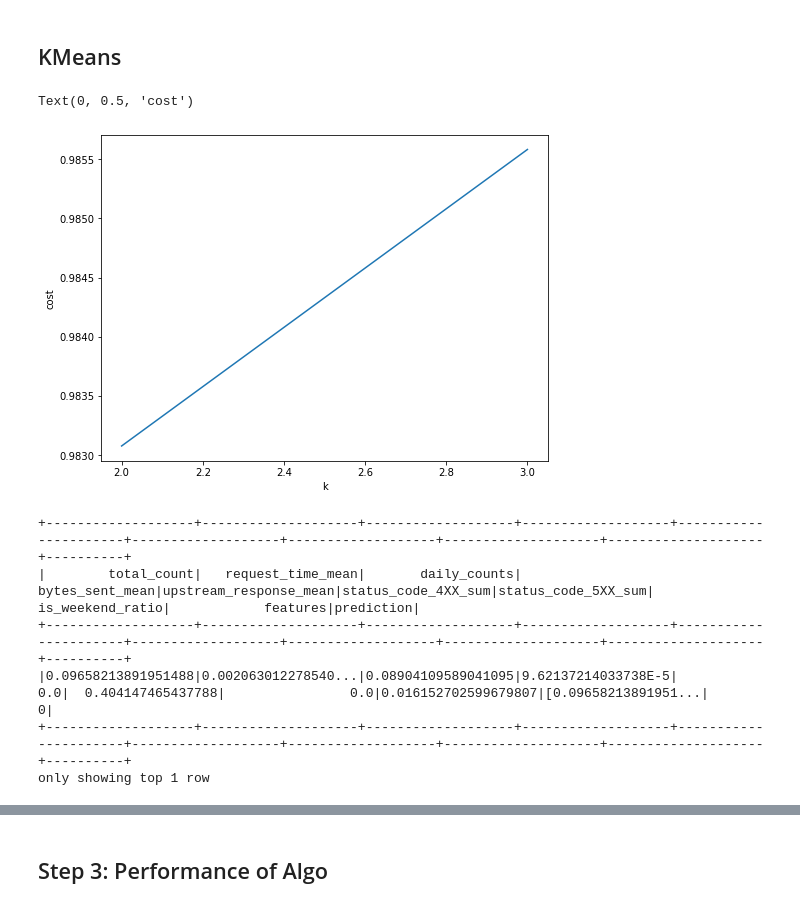
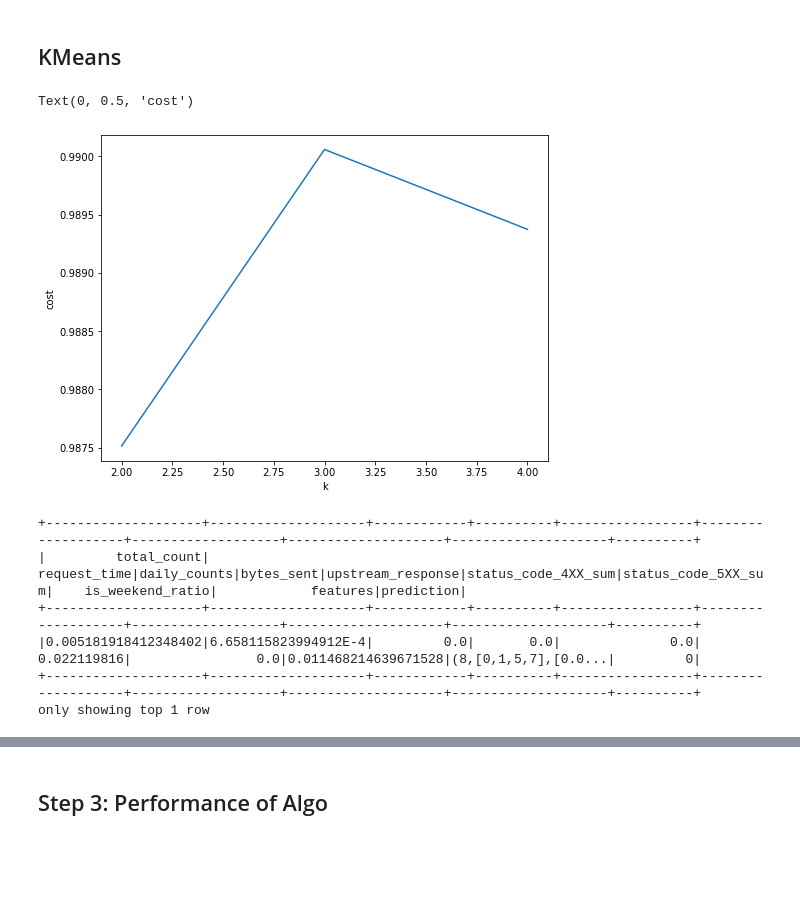
Before and after one commit to mblaster00/Data-Pipeline-For-Anomalies-Detection, a Jupyter notebook: Model_Anomalies_Detection_Based_On_Nginx_AccessLog.ipynb, the cells around one changed output, grey strips where cells are left out. Drawn from its saved outputs; the diff is of its cells as text; code cells hidden in the pictures; blank space fills up the shorter version.

Commit message:
good model

```diff
--- a/Model_Anomalies_Detection_Based_On_Nginx_AccessLog.ipynb
+++ b/Model_Anomalies_Detection_Based_On_Nginx_AccessLog.ipynb
@@ -699,7 +738,7 @@ der_accesslog_es = spark.read.format("es") \
     .option("es.net.http.auth.pass", "ianwY00bkcKt13TfJvd6" ) \
     .load("der_accesslog")
 # %%
-der_accesslog_es = der_accesslog
+# der_accesslog_es = der_accesslog
 der_accesslog_es.printSchema()
 # %% [output]
 root
@@ -738,7 +779,7 @@ def best_params(i):
     silhouette_score.append(score)
     print("Silhouette Score:",score)
 # %%
-num_features = ['total_count', 'request_time_mean', 'daily_counts', 'bytes_sent_mean', 'upstream_response_mean',
+num_features = ['total_count', 'request_time', 'daily_counts', 'bytes_sent', 'upstream_response',
                 'status_code_4XX_sum', 'status_code_5XX_sum','is_weekend_ratio']
 assembler = VectorAssembler(inputCols=num_features, outputCol="features")
 
@@ -746,7 +787,7 @@ silhouette_score=[]
 evaluator = ClusteringEvaluator(predictionCol='prediction', featuresCol='features', \
                                 metricName='silhouette', distanceMeasure='squaredEuclidean')
 
-for i in range(2,4):
+for i in range(2,5):
     kmeans = KMeans().setK(i).setSeed(2)
     pipeline = Pipeline(stages=[assembler, kmeans])
     model = pipeline.fit(der_accesslog_es)
@@ -756,29 +797,29 @@ for i in range(2,4):
 # %%
 #Visualizing the silhouette scores in a plot
 fig, ax = plt.subplots(1,1, figsize =(8,6))
-ax.plot(range(2,4),silhouette_score)
+ax.plot(range(2,5),silhouette_score)
 ax.set_xlabel('k')
 ax.set_ylabel('cost')
 # %% [output]
 Text(0, 0.5, 'cost')
-[figure, old version]
+[figure, new version]
 # %%
 # Trains a k-means model.
 kmeans = KMeans().setK(2).setSeed(2)
 pipeline = Pipeline(stages=[assembler, kmeans])
 model = pipeline.fit(der_accesslog_es)
 
-model_kmean = model.transform(der_accesslog_es.select('total_count', 'request_time_mean', 'daily_counts',
-                                                      'bytes_sent_mean', 'upstream_response_mean',
+model_kmean = model.transform(der_accesslog_es.select('total_count', 'request_time', 'daily_counts',
+                                                      'bytes_sent', 'upstream_response',
                                                       'status_code_4XX_sum', 'status_code_5XX_sum',
                                                       'is_weekend_ratio'))
 model_kmean.show(1)
 # %% [output]
-+-------------------+--------------------+-------------------+-------------------+----------------------+-------------------+-------------------+--------------------+--------------------+----------+
-|        total_count|   request_time_mean|       daily_counts|    bytes_sent_mean|upstream_response_mean|status_code_4XX_sum|status_code_5XX_sum|    is_weekend_ratio|            features|prediction|
-+-------------------+--------------------+-------------------+-------------------+----------------------+-------------------+-------------------+--------------------+--------------------+----------+
-|0.09658213891951488|0.002063012278540...|0.08904109589041095|9.62137214033738E-5|                   0.0|  0.404147465437788|                0.0|0.016152702599679807|[0.09658213891951...|         0|
-+-------------------+--------------------+-------------------+-------------------+----------------------+-------------------+-------------------+--------------------+--------------------+----------+
++--------------------+--------------------+------------+----------+-----------------+-------------------+-------------------+--------------------+--------------------+----------+
+|         total_count|        request_time|daily_counts|bytes_sent|upstream_response|status_code_4XX_sum|status_code_5XX_sum|    is_weekend_ratio|            features|prediction|
++--------------------+--------------------+------------+----------+-----------------+-------------------+-------------------+--------------------+--------------------+----------+
+|0.005181918412348402|6.658115823994912E-4|         0.0|       0.0|              0.0|        0.022119816|                0.0|0.011468214639671528|(8,[0,1,5,7],[0.0...|         0|
++--------------------+--------------------+------------+----------+-----------------+-------------------+-------------------+--------------------+--------------------+----------+
 only showing top 1 row
 # %%
 model_kmean.printSchema()
```
Also changed, not shown: parts of 42 cells of this notebook, 7 other files.
